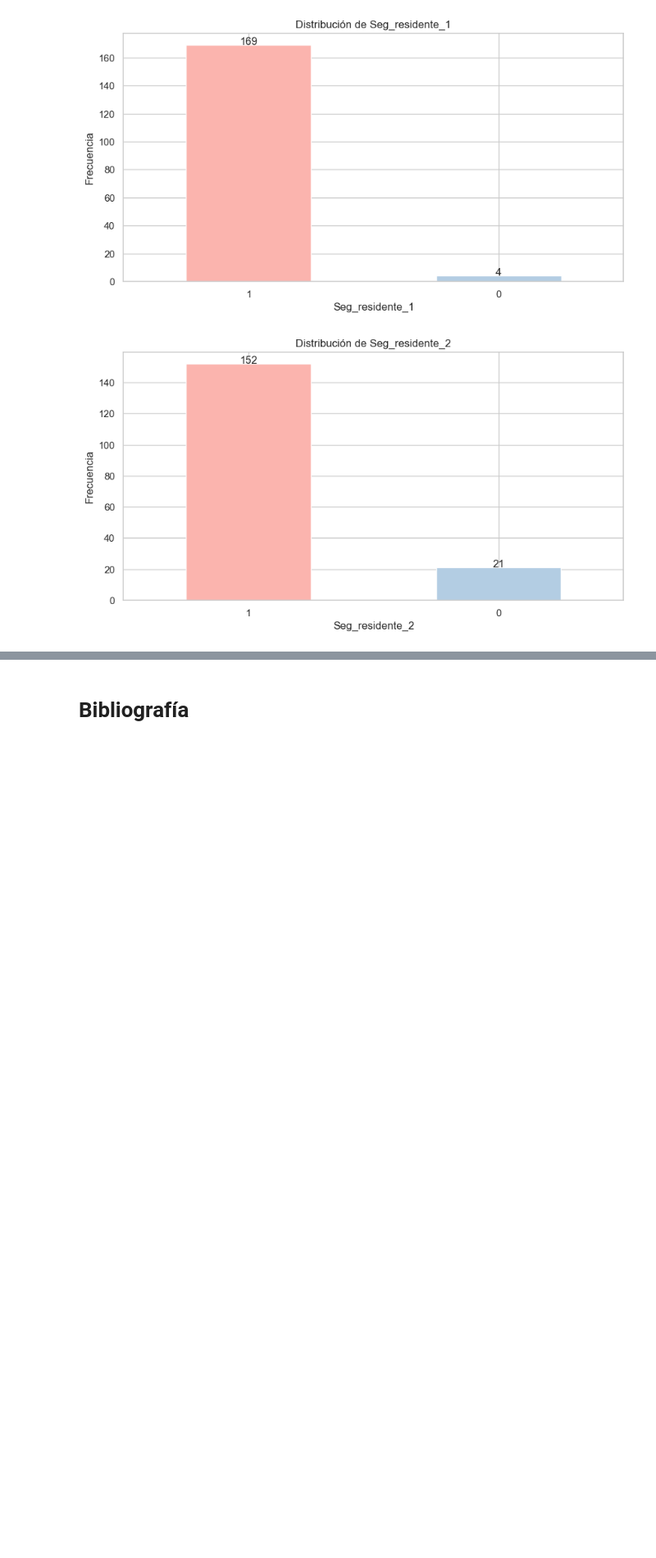
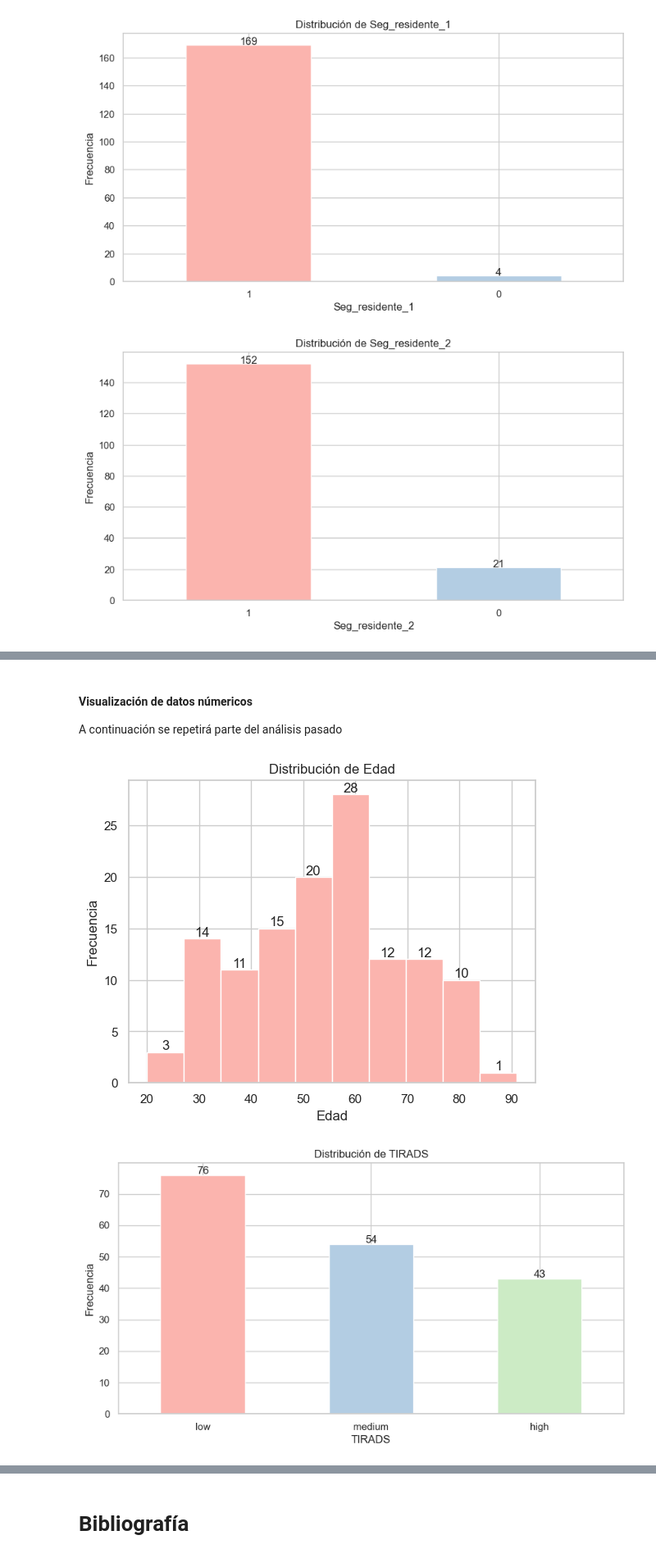
Before and after one commit to Dezarti/nodulos_tiroideos, a Jupyter notebook: 1_exploracion_datos.ipynb, the cells around one changed output, grey strips where cells are left out. Shown at 82% size. Cells and saved outputs as stored; diff of their text form; code cells hidden in the pictures; blank space fills up the shorter version.

```diff
--- a/1_exploracion_datos.ipynb
+++ b/1_exploracion_datos.ipynb
@@ -853,0 +911,23 @@ Incluiría TIRADS 5. Riesgo de malignidad entre 26 - 87 %.
+# %%
+# Copiar dataframe
+df_agrupado = df_actualizado.copy()
+
+# Agrupar los datos de TIRADS
+df_agrupado['TIRADS'] = df_agrupado['TIRADS'].replace(1.0, 'low')
+df_agrupado['TIRADS'] = df_agrupado['TIRADS'].replace(2.0, 'low')
+df_agrupado['TIRADS'] = df_agrupado['TIRADS'].replace(3.0, 'low')
+df_agrupado['TIRADS'] = df_agrupado['TIRADS'].replace(4.0, 'medium')
+df_agrupado['TIRADS'] = df_agrupado['TIRADS'].replace(5.0, 'high')
+
+# Exportar datos como .csv
+df_agrupado.to_csv('df_agrupado.csv', index=False)
+# %% [markdown]
+#### Visualización de datos númericos
+
+A continuación se repetirá parte del análisis pasado
+# %%
+grafico_histograma(df_agrupado, 'Edad', bins=10)
+grafico_barras(df_agrupado, 'TIRADS', 'vertical')
+# %% [output]
+[figure, added]
+[figure, added]
```
Also changed, not shown: parts of 9 cells of this notebook, 4 other files.
